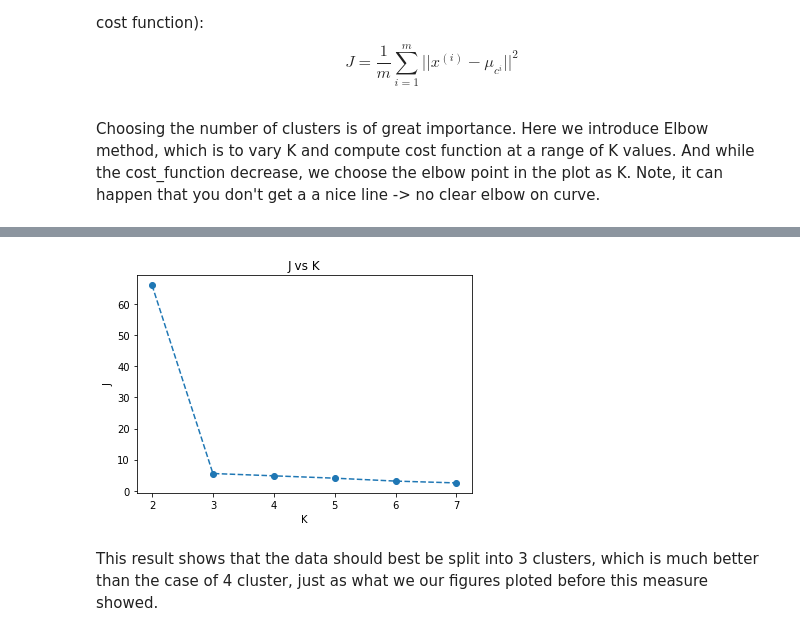
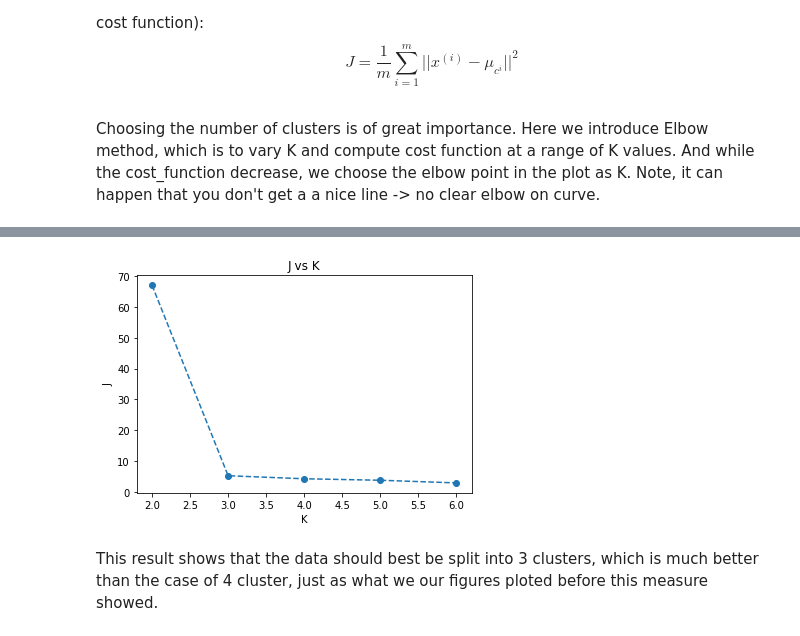
Before and after one commit to LeoisWTT/PHYS3151-Machine-Learning-in-Physics-2023, a Jupyter notebook: clustering/Ising_model.ipynb, the cells around one changed output, grey strips where cells are left out. Saved outputs shown, nothing was run; the diff lists cells and outputs as text; code cells hidden in the pictures.

```diff
--- a/clustering/Ising_model.ipynb
+++ b/clustering/Ising_model.ipynb
@@ -497,16 +502,16 @@ def distortion(X,n_clusters):
 # %%
 Kn=[]
 distortions=[]
-for i in range(2,8):
+for i in range(2,7):
     Kn.append(i)
     distortions.append(distortion(pc,i))
 plt.plot(Kn,distortions,ls='--',marker='o')
 plt.xlabel('K')
 plt.ylabel('J')
 plt.title('J vs K')
 plt.show()
 # %% [output]
-[figure, old version]
+[figure, new version]
 # %% [markdown]
 This result shows that the data should best be split into 3 clusters, which is much better than the case of 4 cluster, just as what we our figures ploted before this measure showed.
 # %% [markdown]
```
Also changed, not shown: parts of 10 cells of this notebook.
